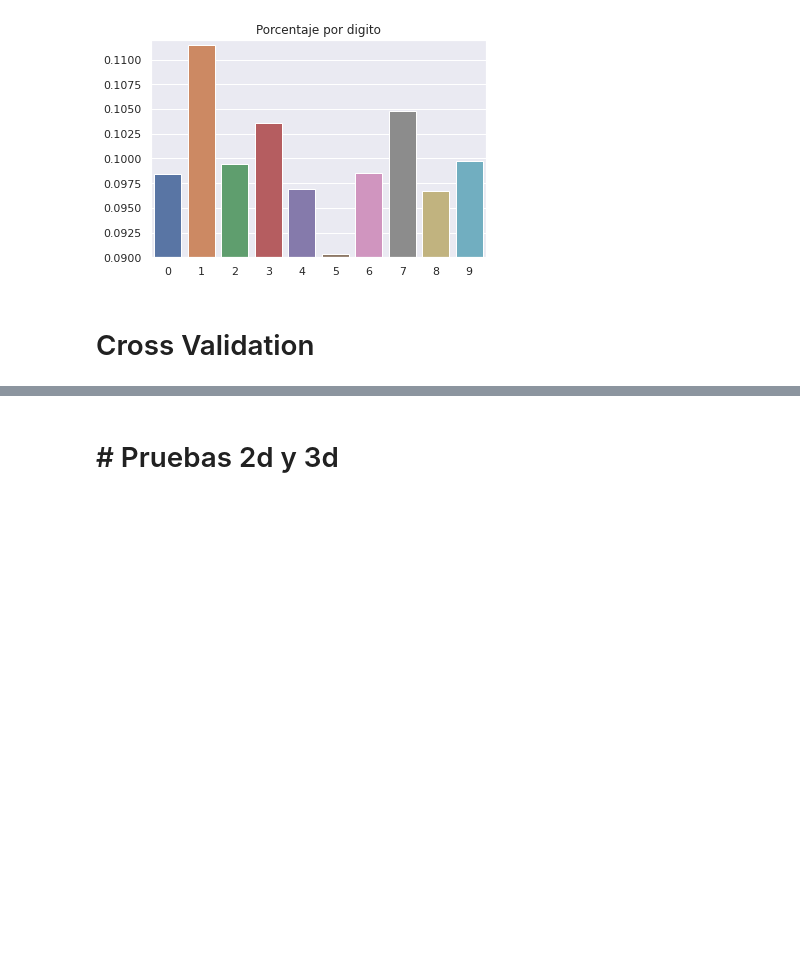
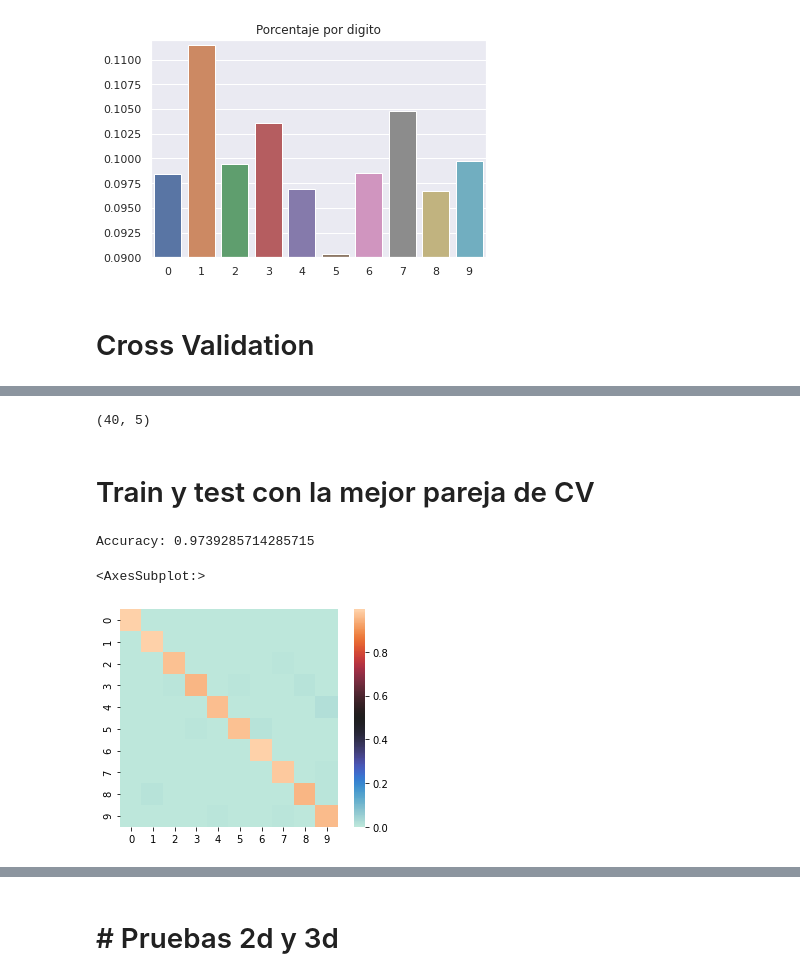
Before and after one commit to fzanollo/metodos-num, a Jupyter notebook: tp2/notebooks/preliminares.ipynb, the cells around one changed output, grey strips where cells are left out. Cells and saved outputs as stored; diff of their text form; code cells hidden in the pictures; blank space fills up the shorter version.

```diff
--- a/tp2/notebooks/preliminares.ipynb
+++ b/tp2/notebooks/preliminares.ipynb
@@ -353,0 +410,28 @@ def work(X, y, clf, k):
+# %%
+from timeit import default_timer as timer
+start = timer()
+
+info_parejas = []
+col_k = []
+col_alphas = []
+accuracy = []
+
+for alpha in mejores_alphas :
+
+    X_pca = X_pca_max[0:, 0:alpha]
+
+    for k in mejores_k :
+
+        clf = metnum.KNNClassifier(k)
+        info = work(X_pca, y_train, clf, kfold)
+        info_parejas.append(info)
+
+        #para armar dsp el heatmap
+        accuracy.append(info[0])
+        col_alphas.append(alpha)
+        col_k.append(k)
+
+
+
+end = timer()
+print(end - start)
@@ -353,0 +481,26 @@ def work(X, y, clf, k):
+# %%
+indmax = accuracy.index(max(accuracy))
+bestAlpha_cv = col_alphas[indmax]
+bestK_cv = col_k[indmax]
+bestAlpha_cv,bestK_cv
+# %% [output]
+(40, 5)
+# %% [markdown]
+# Train y test con la mejor pareja de CV
+# %%
+acc,recall,precision,f1,pred = trainYvalidacion(bestK_cv,bestAlpha_cv,X_train,y_train,X_val,y_val)
+# %% [output]
+Accuracy: 0.9739285714285715
+# %%
+from sklearn.metrics import confusion_matrix
+
+
+cm = confusion_matrix(y_val,pred,normalize = "true")
+
+plt.imshow(cm)
+plt.xticks(np.arange(0,10))
+plt.yticks(np.arange(0,10));
+sns.heatmap(cm,center = 0.5)
+# %% [output]
+<AxesSubplot:>
+[figure, added]
```
Also changed, not shown: parts of 33 cells of this notebook.
